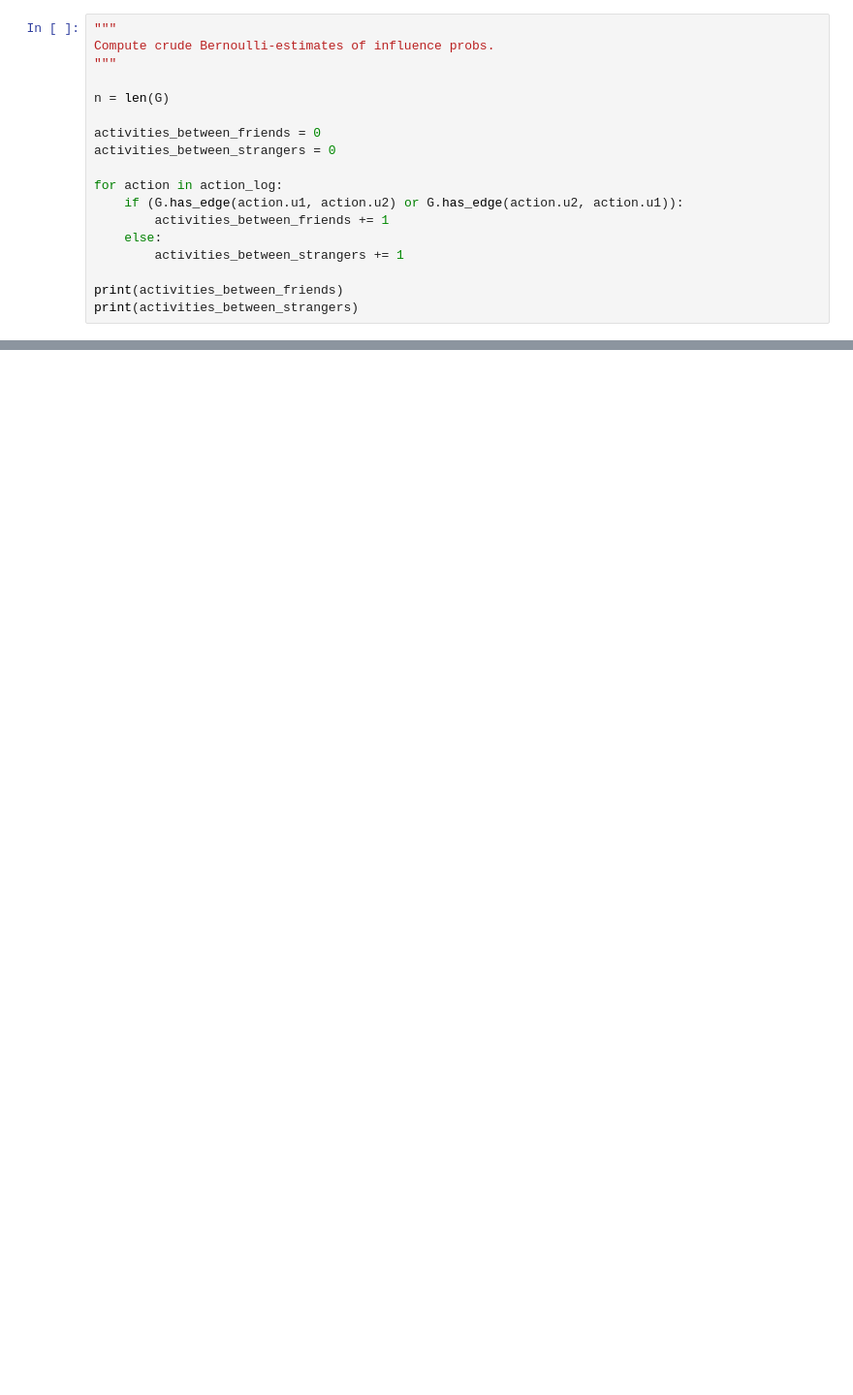
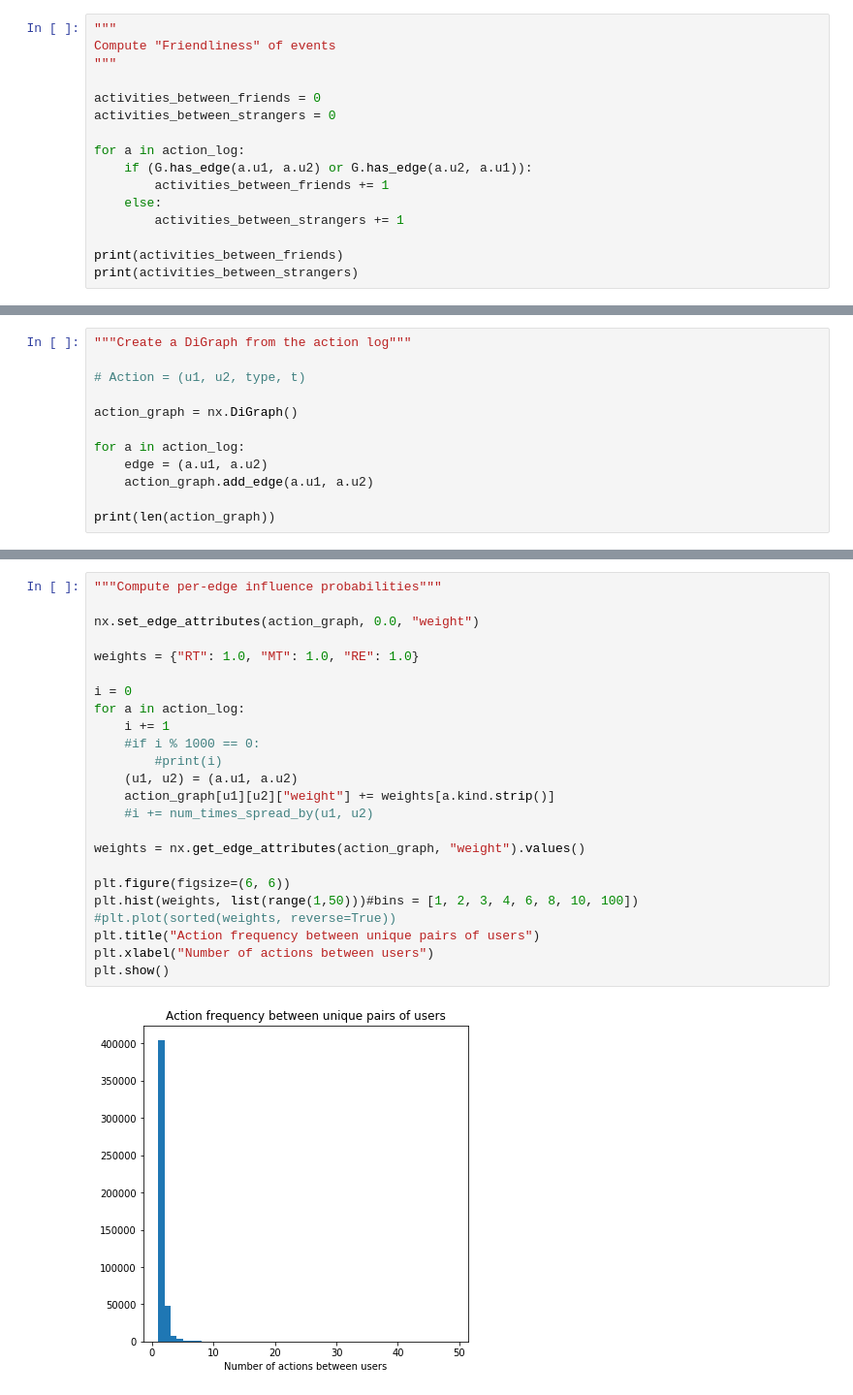
Before and after one commit to gudbrandtandberg/HiggsTweet, a Jupyter notebook: Explore_Notebook.ipynb, the cells around one changed output, grey strips where cells are left out. Shown at 97% size. Cells and saved outputs as stored; diff of their text form; blank space fills up the shorter version.

```diff
--- a/Explore_Notebook.ipynb
+++ b/Explore_Notebook.ipynb
@@ -129,15 +180,13 @@ print(len(action_log))
 # %%
 """
-Compute crude Bernoulli-estimates of influence probs.
+Compute "Friendliness" of events
 """
-
-n = len(G)
 
 activities_between_friends = 0
 activities_between_strangers = 0
 
-for action in action_log:
-    if (G.has_edge(action.u1, action.u2) or G.has_edge(action.u2, action.u1)):
+for a in action_log:
+    if (G.has_edge(a.u1, a.u2) or G.has_edge(a.u2, a.u1)):
         activities_between_friends += 1
     else:
         activities_between_strangers += 1
@@ -149,0 +245,12 @@ print(activities_between_strangers)
+# %%
+"""Create a DiGraph from the action log"""
+
+# Action = (u1, u2, type, t)
+
+action_graph = nx.DiGraph()
+
+for a in action_log:
+    edge = (a.u1, a.u2)
+    action_graph.add_edge(a.u1, a.u2)
+
+print(len(action_graph))
@@ -149,0 +259,26 @@ print(activities_between_strangers)
+# %%
+"""Compute per-edge influence probabilities"""
+
+nx.set_edge_attributes(action_graph, 0.0, "weight")
+
+weights = {"RT": 1.0, "MT": 1.0, "RE": 1.0}
+
+i = 0
+for a in action_log:
+    i += 1
+    #if i % 1000 == 0:
+        #print(i)
+    (u1, u2) = (a.u1, a.u2)
+    action_graph[u1][u2]["weight"] += weights[a.kind.strip()]
+    #i += num_times_spread_by(u1, u2)
+
+weights = nx.get_edge_attributes(action_graph, "weight").values()
+
+plt.figure(figsize=(6, 6))
+plt.hist(weights, list(range(1,50)))#bins = [1, 2, 3, 4, 6, 8, 10, 100])
+#plt.plot(sorted(weights, reverse=True))
+plt.title("Action frequency between unique pairs of users")
+plt.xlabel("Number of actions between users")
+plt.show()
+# %% [output]
+[figure, added]
```
Also changed, not shown: parts of 35 cells of this notebook.
